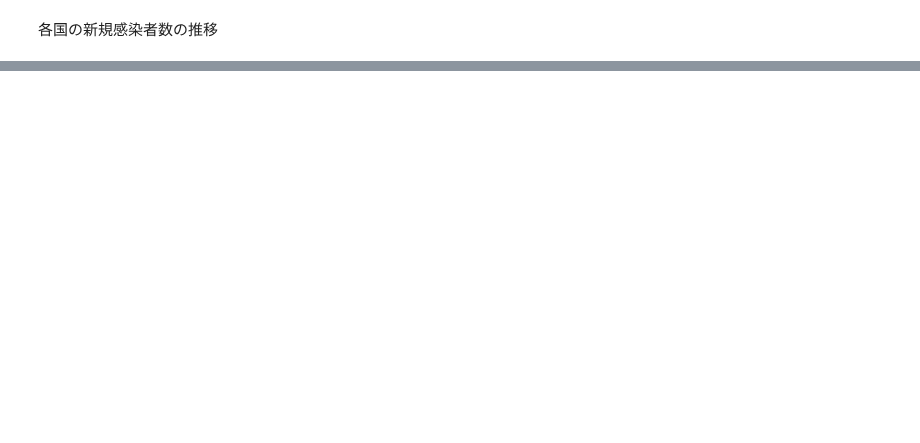
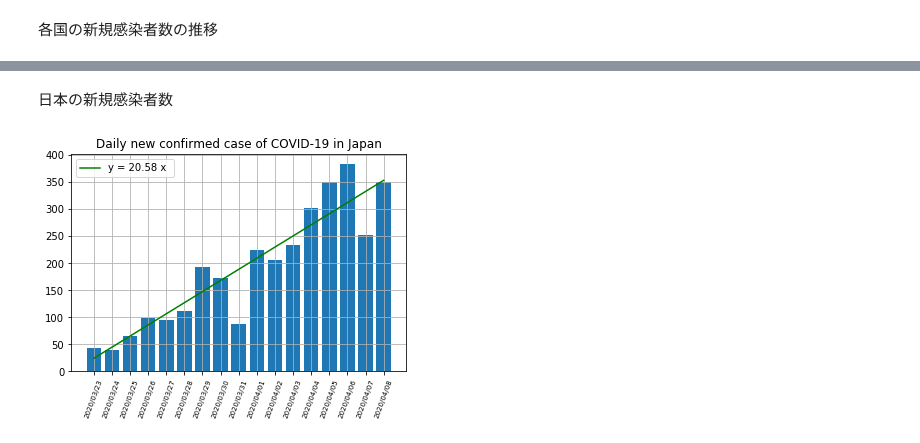
Before and after one commit to yoneken/covid19jp, a Jupyter notebook: Forecast_covid19.ipynb, the cells around one changed output, grey strips where cells are left out. Cells and saved outputs as stored; diff of their text form; code cells hidden in the pictures; blank space fills up the shorter version.

```diff
--- a/Forecast_covid19.ipynb
+++ b/Forecast_covid19.ipynb
@@ -163,0 +165,11 @@ plt.title("Daily new confirmed case of COVID-19");
+# %% [markdown]
+日本の新規感染者数
+# %%
+plt.bar(df_new["date"], df_new["Japan"])
+draw_approx_curve(np.array(range(len(df_new["Japan"].dropna()))), df_new["Japan"].dropna().values, range(len(df_new["Japan"].dropna())), 1, forecast=0, info="")
+plt.xticks(range(len(df_new["date"])-17), df_new["date"], fontsize=7, rotation=70);
+plt.grid();
+plt.legend()
+plt.title("Daily new confirmed case of COVID-19 in Japan");
+# %% [output]
+[figure, added]
```
Also changed, not shown: parts of 6 cells of this notebook, 2 other files.
